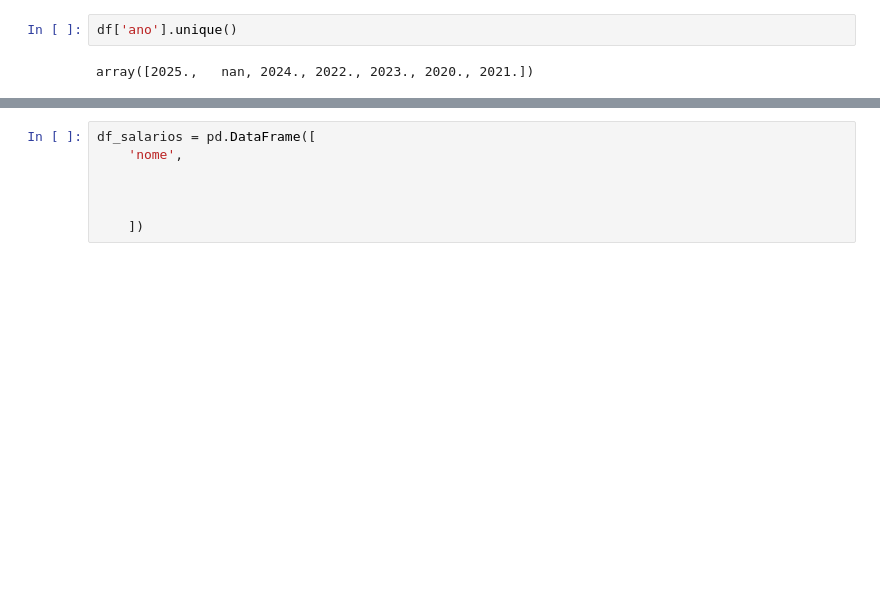
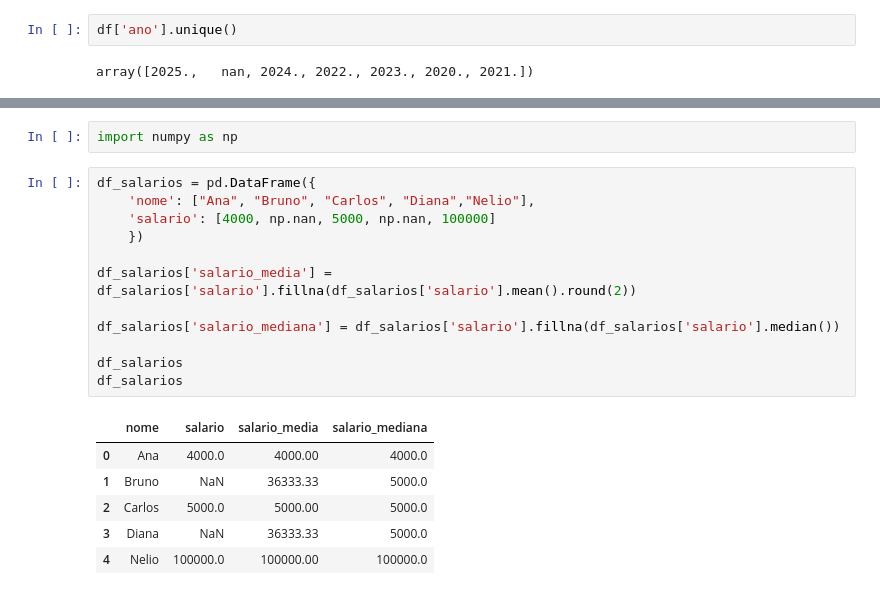
Before and after one commit to Jneliorr/imersao_dados, a Jupyter notebook: imersãoAlura.ipynb, the cells around one changed output, grey strips where cells are left out. Drawn from its saved outputs; the diff is of its cells as text; blank space fills up the shorter version.

```diff
--- a/imersãoAlura.ipynb
+++ b/imersãoAlura.ipynb
@@ -216,10 +218,24 @@ df[df.isnull().any(axis=1)]
 | 133054 | NaN | Junior | Integral | Data Scientist | 40000 | USD | 40000 | JP | Remto | MY | ... |
 | 133281 | NaN | Pleno | Integral | Machine Learning Engineer | 180000 | PLN | 46597 | PL | Remto | PL | ... |
 | 133317 | NaN | Pleno | Integral | Data Scientist | 130000 | USD | 130000 | US | Hibrido | US | ... |
+# %%
+import numpy as np
 # %%
-df_salarios = pd.DataFrame([
-    'nome',
+df_salarios = pd.DataFrame({
+    'nome': ["Ana", "Bruno", "Carlos", "Diana","Nelio"],
+    'salario': [4000, np.nan, 5000, np.nan, 100000]
+    })
 
+df_salarios['salario_media'] = df_salarios['salario'].fillna(df_salarios['salario'].mean().round(2))
 
+df_salarios['salario_mediana'] = df_salarios['salario'].fillna(df_salarios['salario'].median())
 
-    ])
+df_salarios
+df_salarios
+# %% [output]
+|  | nome | salario | salario_media | salario_mediana |
+| 0 | Ana | 4000.0 | 4000.00 | 4000.0 |
+| 1 | Bruno | NaN | 36333.33 | 5000.0 |
+| 2 | Carlos | 5000.0 | 5000.00 | 5000.0 |
+| 3 | Diana | NaN | 36333.33 | 5000.0 |
+| 4 | Nelio | 100000.0 | 100000.00 | 100000.0 |
```
Also changed, not shown: parts of 11 cells of this notebook.
